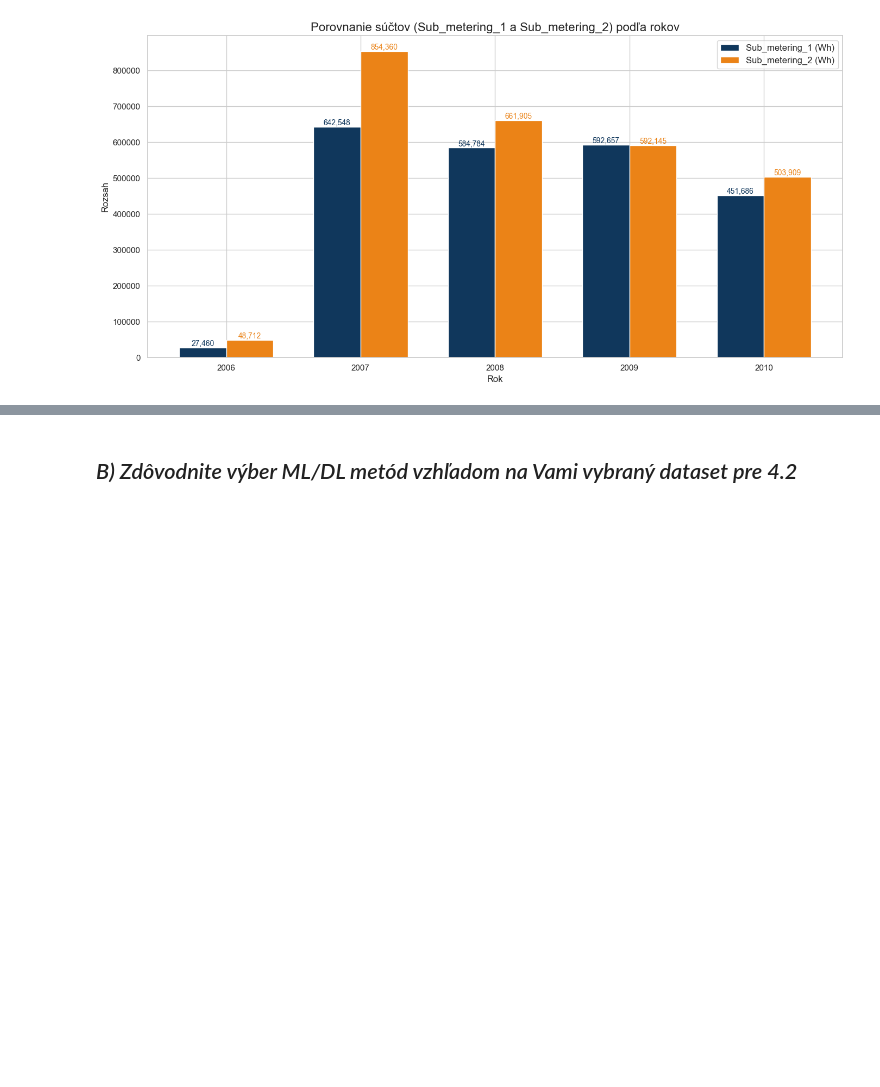
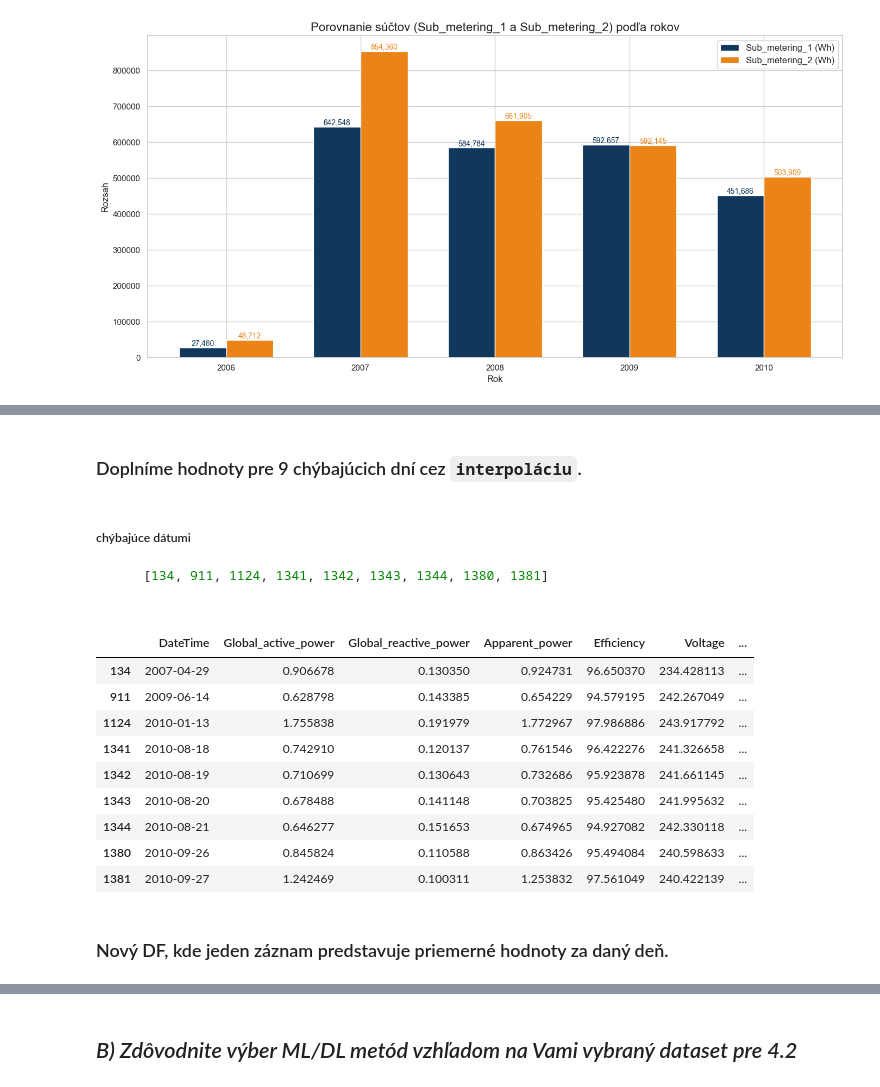
Before and after one commit to Mmathieus/IAU-project, a Jupyter notebook: quest.ipynb, the cells around one changed output, grey strips where cells are left out. Drawn from its saved outputs; the diff is of its cells as text; code cells hidden in the pictures; blank space fills up the shorter version.

````diff
--- a/quest.ipynb
+++ b/quest.ipynb
@@ -216,7 +238,7 @@ def show_power_graph(df, by):
 # %% [markdown]
 ### Priemerná spotreba `Global_active_power` každý deň.
 # %%
-df_daily = df.resample('D', on='DateTime').mean()
-show_power_graph(df=df_daily, by="denná ")
+df_day = df.resample('D', on='DateTime').mean().reset_index()
+show_power_graph(df=df_day, by="denná ")
 # %% [output]
 [figure]
@@ -310,0 +304,25 @@ plt.show()
+# %% [markdown]
+### Doplníme hodnoty pre 9 chýbajúcich dní cez `interpoláciu`.
+# %%
+df_day_all = df_day.interpolate(method='linear')
+# %% [markdown]
+##### chýbajúce dátumi
+```python
+    [134, 911, 1124, 1341, 1342, 1343, 1344, 1380, 1381]
+# %%
+indexes_to_print = [134, 911, 1124, 1341, 1342, 1343, 1344, 1380, 1381]
+
+df_day_all.loc[indexes_to_print]
+# %% [output]
+|  | DateTime | Global_active_power | Global_reactive_power | Apparent_power | Efficiency | Voltage | ... |
+| 134 | 2007-04-29 | 0.906678 | 0.130350 | 0.924731 | 96.650370 | 234.428113 | ... |
+| 911 | 2009-06-14 | 0.628798 | 0.143385 | 0.654229 | 94.579195 | 242.267049 | ... |
+| 1124 | 2010-01-13 | 1.755838 | 0.191979 | 1.772967 | 97.986886 | 243.917792 | ... |
+| 1341 | 2010-08-18 | 0.742910 | 0.120137 | 0.761546 | 96.422276 | 241.326658 | ... |
+| 1342 | 2010-08-19 | 0.710699 | 0.130643 | 0.732686 | 95.923878 | 241.661145 | ... |
+| 1343 | 2010-08-20 | 0.678488 | 0.141148 | 0.703825 | 95.425480 | 241.995632 | ... |
+| 1344 | 2010-08-21 | 0.646277 | 0.151653 | 0.674965 | 94.927082 | 242.330118 | ... |
+| 1380 | 2010-09-26 | 0.845824 | 0.110588 | 0.863426 | 95.494084 | 240.598633 | ... |
+| 1381 | 2010-09-27 | 1.242469 | 0.100311 | 1.253832 | 97.561049 | 240.422139 | ... |
+# %% [markdown]
+### Nový DF, kde jeden záznam predstavuje priemerné hodnoty za daný deň.
````
Also changed, not shown: parts of 37 cells of this notebook.
